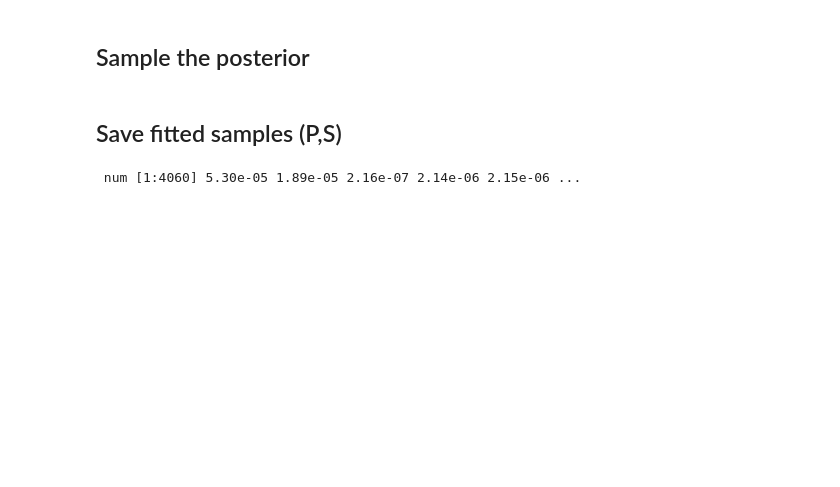
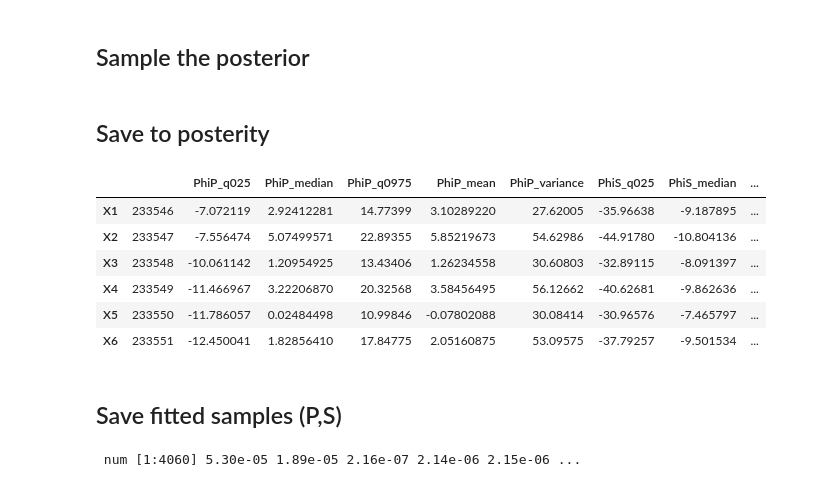
Before and after one commit to molgor/biospytial, a Jupyter notebook: ipython-notebooks/demos/statistical_models/binomial_examples/presence-only_model/CAR_models/model3/[Joint MVSCAR].ipynb, the cells around one changed output. Cells and saved outputs as stored; diff of their text form; code cells hidden in the pictures; blank space fills up the shorter version.

```diff
--- a/ipython-notebooks/demos/statistical_models/binomial_examples/presence-only_model/CAR_models/model3/[Joint MVSCAR].ipynb
+++ b/ipython-notebooks/demos/statistical_models/binomial_examples/presence-only_model/CAR_models/model3/[Joint MVSCAR].ipynb
@@ -85,14 +106,14 @@ sample_fitted <- t(model3$samples$fitted)
 nK <- dim(TDF)[1]
 sS <- sample_fitted[1:nK,]
 sP <- sample_fitted[(nK +1) : (2*nK), ]
-S <- getUpperLowerCI(sS)
-P <- getUpperLowerCI(sP)
+S <- getUpperLowerCI(sS,prefix = 'S')
+P <- getUpperLowerCI(sP,prefix = 'P')
 # %%
 sample_phi <- t(model3$samples$phi)
 sPhiS <- sample_phi[1:nK,]
 sPhiP <- sample_phi[(nK +1) : (2*nK), ]
-PhiS <- getUpperLowerCI(sPhiS)
-PhiP <- getUpperLowerCI(sPhiP)
+PhiS <- getUpperLowerCI(sPhiS,prefix='PhiS')
+PhiP <- getUpperLowerCI(sPhiP,prefix='PhiP')
 # %% [markdown]
 ## Sample the posterior
 # %%
@@ -110,3 +131,17 @@ PX <- sumps / nsample
 PY <- sumpp / nsample
 PXY <- PX * PY
 samples <- cbind(PX,PY,PXY)
+# %% [markdown]
+## Save to posterity
+# %%
+data <- cbind(TDF$cellids,PhiP,PhiS,P,S,samples)
+# %%
+head(data)
+# %% [output]
+|  |  | PhiP_q025 | PhiP_median | PhiP_q0975 | PhiP_mean | PhiP_variance | PhiS_q025 | PhiS_median | ... |
+| X1 | 233546 | -7.072119 | 2.92412281 | 14.77399 | 3.10289220 | 27.62005 | -35.96638 | -9.187895 | ... |
+| X2 | 233547 | -7.556474 | 5.07499571 | 22.89355 | 5.85219673 | 54.62986 | -44.91780 | -10.804136 | ... |
+| X3 | 233548 | -10.061142 | 1.20954925 | 13.43406 | 1.26234558 | 30.60803 | -32.89115 | -8.091397 | ... |
+| X4 | 233549 | -11.466967 | 3.22206870 | 20.32568 | 3.58456495 | 56.12662 | -40.62681 | -9.862636 | ... |
+| X5 | 233550 | -11.786057 | 0.02484498 | 10.99846 | -0.07802088 | 30.08414 | -30.96576 | -7.465797 | ... |
+| X6 | 233551 | -12.450041 | 1.82856410 | 17.84775 | 2.05160875 | 53.09575 | -37.79257 | -9.501534 | ... |
```
Also changed, not shown: parts of 9 cells of this notebook.
